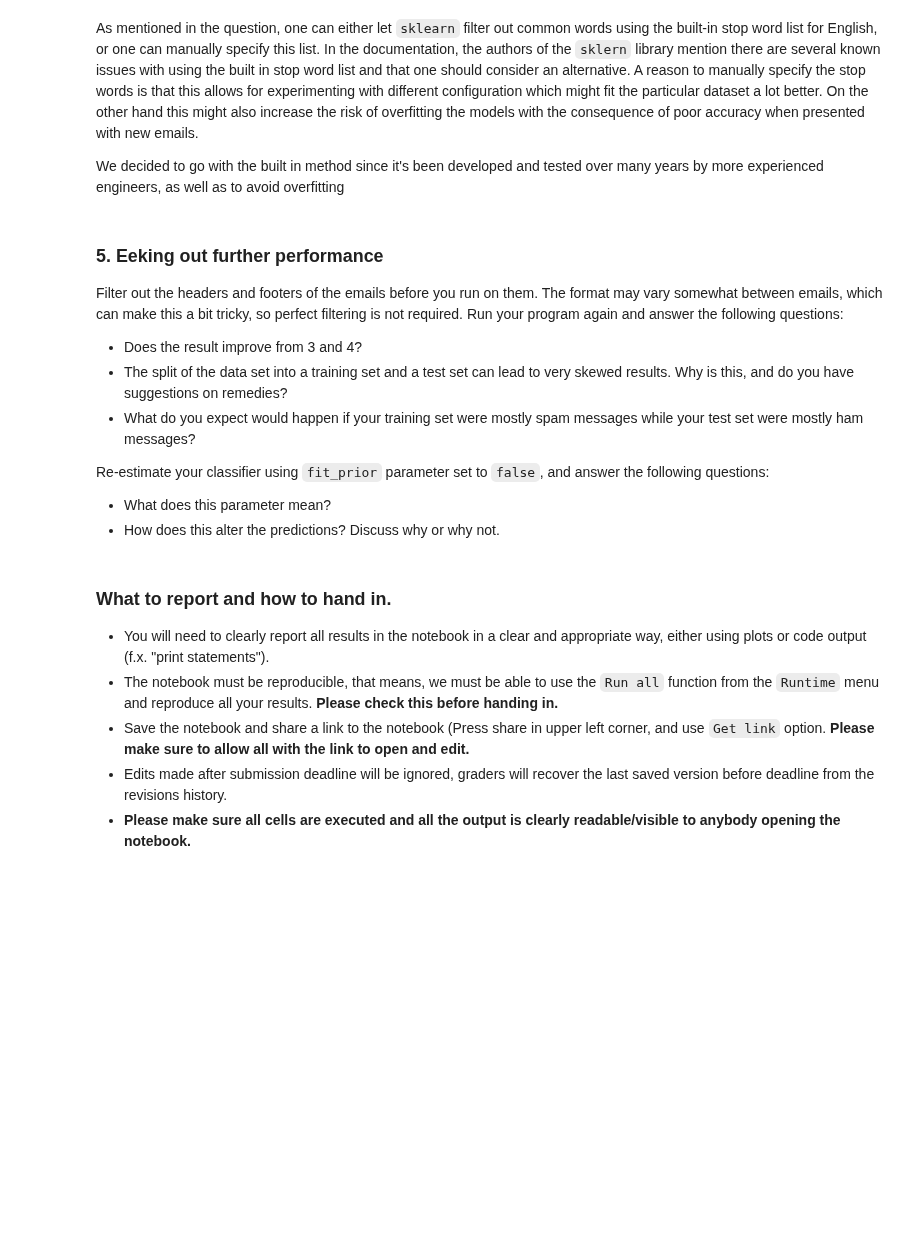
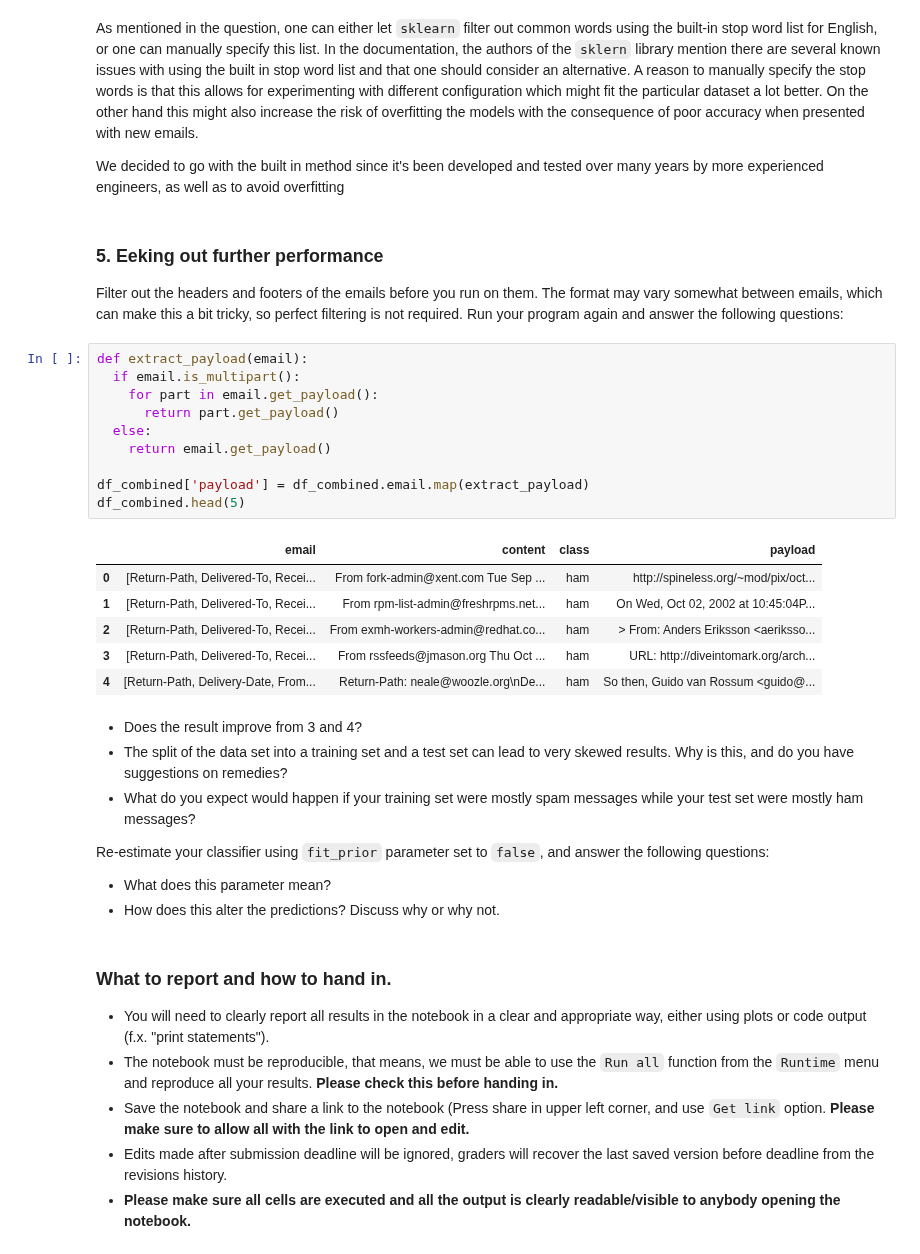
Before and after one commit to lukasmartinsson/dat405, a Jupyter notebook: assignment_4/DAT405_Assignment4.ipynb, the cells around one changed output. Saved outputs shown, nothing was run; the diff lists cells and outputs as text; blank space fills up the shorter version.

```diff
--- a/assignment_4/DAT405_Assignment4.ipynb
+++ b/assignment_4/DAT405_Assignment4.ipynb
@@ -193,9 +250,27 @@ spam_vs_hard_ham(cv=cv_built_in_filter)
 As mentioned in the question, one can either let `sklearn` filter out common words using  the built-in stop word list for English, or one can manually specify this list. In the documentation, the authors of the `sklern` library mention there are several known issues with using the built in stop word list and that one should consider an alternative. A reason to manually specify the stop words is that this allows for experimenting with different configuration which might fit the particular dataset a lot better. On the other hand this might also increase the risk of overfitting the models with the consequence of poor accuracy when presented with new emails.
 
 We decided to go with the built in method since it's been developed and tested over many years by more experienced engineers, as well as to avoid overfitting
+# %% [markdown]
+### 5. Eeking out further performance
+Filter out the headers and footers of the emails before you run on them. The format may vary somewhat between emails, which can make this a bit tricky, so perfect filtering is not required. Run your program again and answer the following questions:
+# %%
+def extract_payload(email):
+  if email.is_multipart():
+    for part in email.get_payload():
+      return part.get_payload()
+  else:
+    return email.get_payload()
+
+df_combined['payload'] = df_combined.email.map(extract_payload)
+df_combined.head(5)
+# %% [output]
+|  | email | content | class | payload |
+| 0 | [Return-Path, Delivered-To, Recei... | From fork-admin@xent.com Tue Sep ... | ham | http://spineless.org/~mod/pix/oct... |
+| 1 | [Return-Path, Delivered-To, Recei... | From rpm-list-admin@freshrpms.net... | ham | On Wed, Oct 02, 2002 at 10:45:04P... |
+| 2 | [Return-Path, Delivered-To, Recei... | From exmh-workers-admin@redhat.co... | ham | > From: Anders Eriksson <aeriksso... |
+| 3 | [Return-Path, Delivered-To, Recei... | From rssfeeds@jmason.org Thu Oct ... | ham | URL: http://diveintomark.org/arch... |
+| 4 | [Return-Path, Delivery-Date, From... | Return-Path: neale@woozle.org\nDe... | ham | So then, Guido van Rossum <guido@... |
 # %% [markdown]
-### 5. Eeking out further performance
-Filter out the headers and footers of the emails before you run on them. The format may vary somewhat between emails, which can make this a bit tricky, so perfect filtering is not required. Run your program again and answer the following questions:
 -	Does the result improve from 3 and 4?
 - The split of the data set into a training set and a test set can lead to very skewed results. Why is this, and do you have suggestions on remedies?
 - What do you expect would happen if your training set were mostly spam messages while your test set were mostly ham messages?
```
Also changed, not shown: parts of 12 cells of this notebook.
